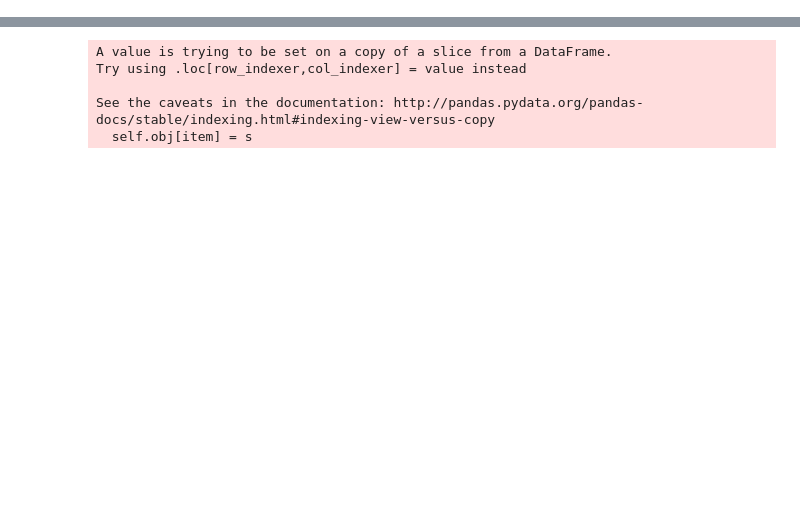
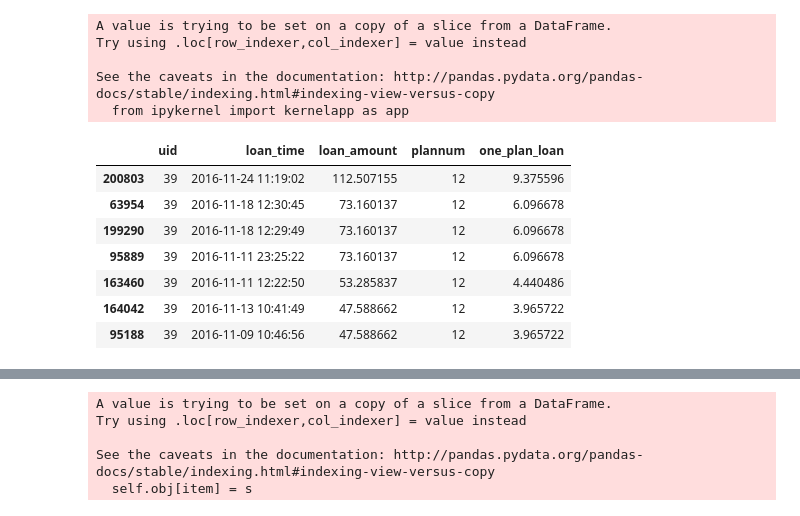
Before and after one commit to lkjie/JDRisk, a Jupyter notebook: jtest.ipynb, the cells around one changed output, grey strips where cells are left out. Cells and saved outputs as stored; diff of their text form; code cells hidden in the pictures; blank space fills up the shorter version.

```diff
--- a/jtest.ipynb
+++ b/jtest.ipynb
@@ -41,0 +60,20 @@ for day in t_click['day'].drop_duplicates().sort_values():
+# %%
+t_loan_11 = t_loan[(t_loan['loan_time'] >= "2016-11-01 00:00:00") & (t_loan['loan_time'] < "2016-12-01 00:00:00")]
+t_loan_11['one_plan_loan'] = t_loan_11['loan_amount'] / t_loan_11['plannum']
+# %% [output]
+A value is trying to be set on a copy of a slice from a DataFrame.
+Try using .loc[row_indexer,col_indexer] = value instead
+
+See the caveats in the documentation: http://pandas.pydata.org/pandas-docs/stable/indexing.html#indexing-view-versus-copy
+  from ipykernel import kernelapp as app
+# %%
+t_loan_11[t_loan_11['uid'] == 39]
+# %% [output]
+|  | uid | loan_time | loan_amount | plannum | one_plan_loan |
+| 200803 | 39 | 2016-11-24 11:19:02 | 112.507155 | 12 | 9.375596 |
+| 63954 | 39 | 2016-11-18 12:30:45 | 73.160137 | 12 | 6.096678 |
+| 199290 | 39 | 2016-11-18 12:29:49 | 73.160137 | 12 | 6.096678 |
+| 95889 | 39 | 2016-11-11 23:25:22 | 73.160137 | 12 | 6.096678 |
+| 163460 | 39 | 2016-11-11 12:22:50 | 53.285837 | 12 | 4.440486 |
+| 164042 | 39 | 2016-11-13 10:41:49 | 47.588662 | 12 | 3.965722 |
+| 95188 | 39 | 2016-11-09 10:46:56 | 47.588662 | 12 | 3.965722 |
```
Also changed, not shown: parts of 12 cells of this notebook, 7 other files.
